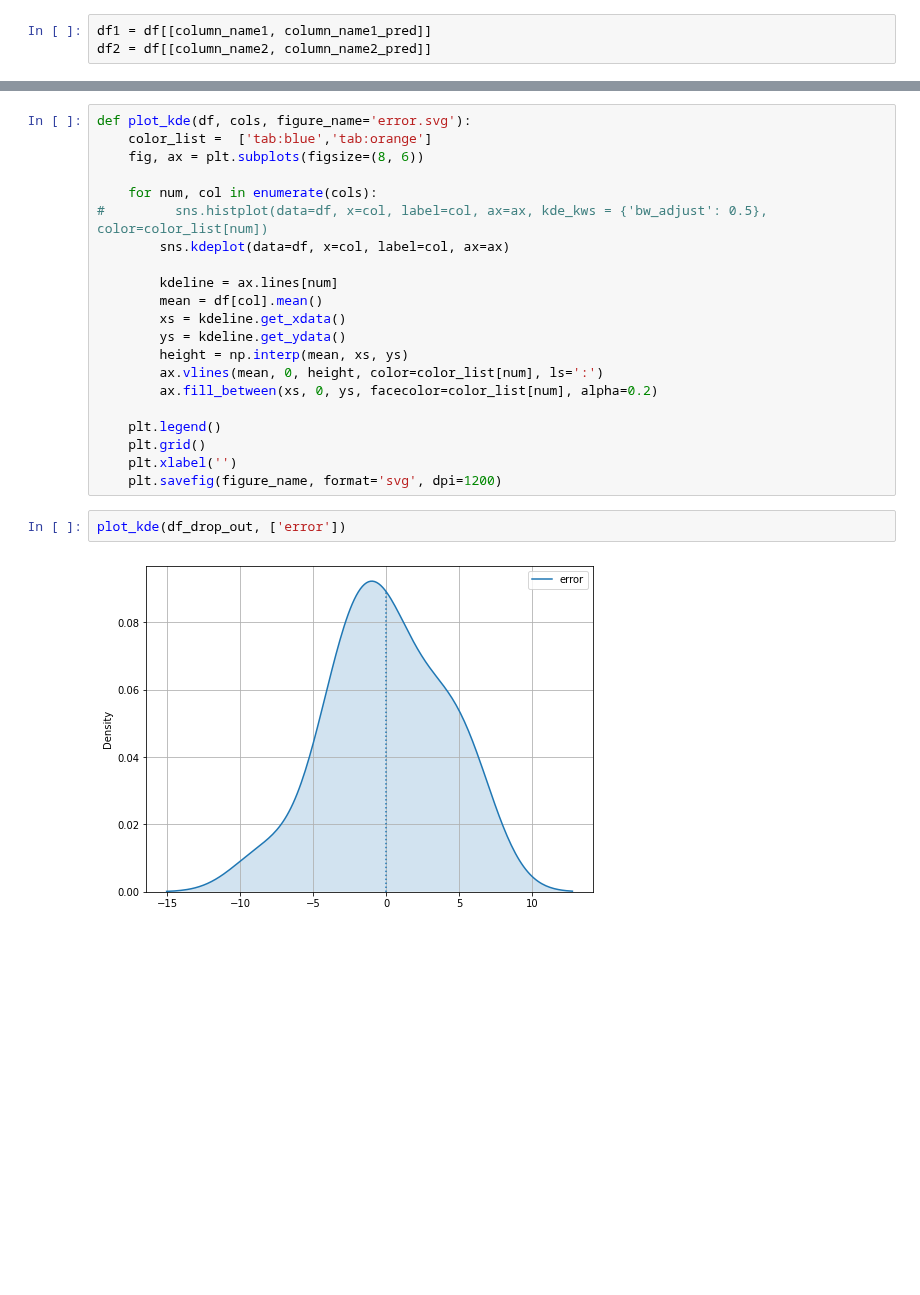
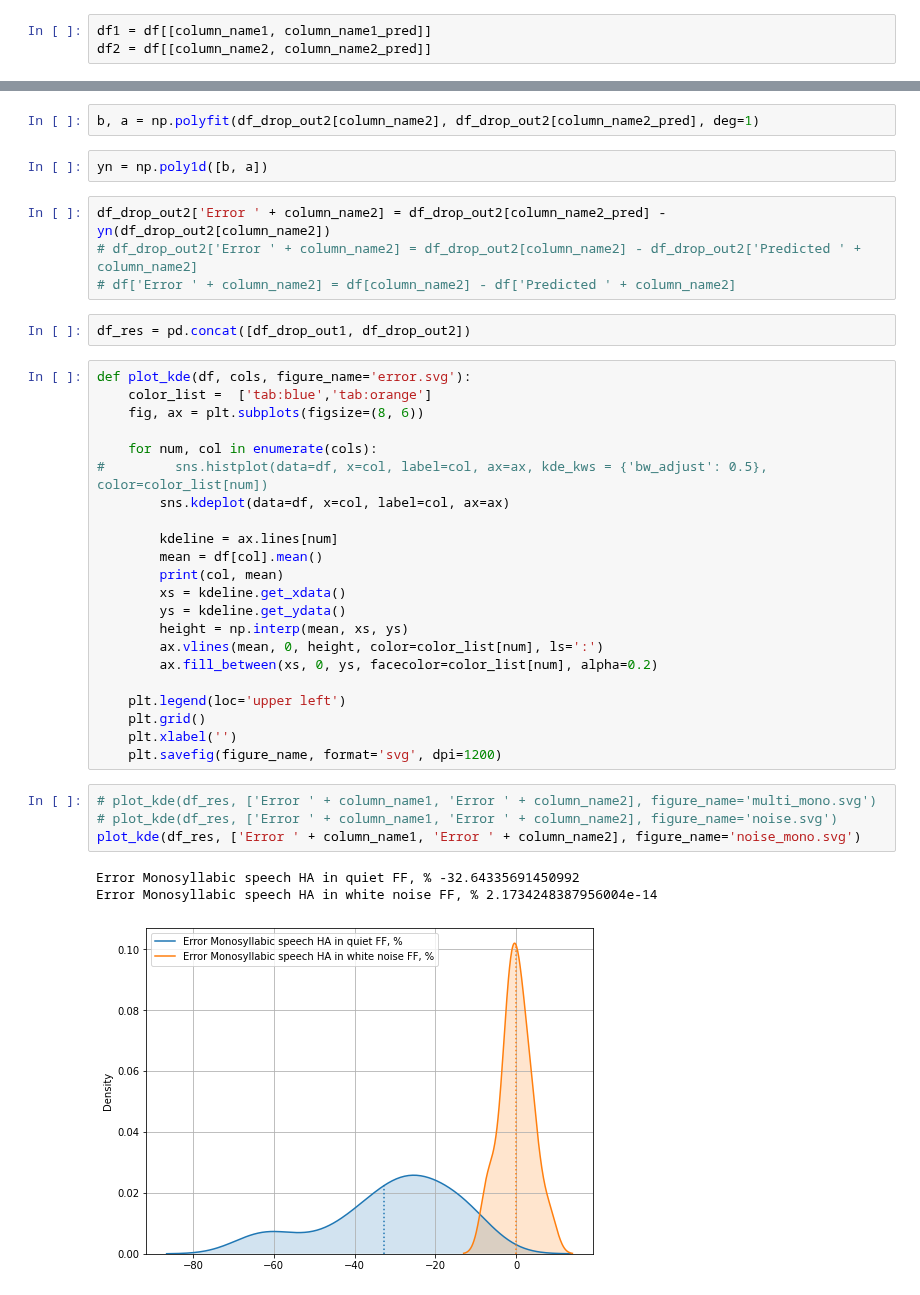
Before and after one commit to Digiratory/bayes_model, a Jupyter notebook: notebooks/result_analysis_2.ipynb, the cells around one changed output, grey strips where cells are left out. Saved outputs shown, nothing was run; the diff lists cells and outputs as text; blank space fills up the shorter version.

```diff
--- a/notebooks/result_analysis_2.ipynb
+++ b/notebooks/result_analysis_2.ipynb
@@ -183,3 +205,13 @@ col = ['Error ' + column_name1, 'Error ' + column_name2]
+# %%
+b, a = np.polyfit(df_drop_out2[column_name2], df_drop_out2[column_name2_pred], deg=1)
+# %%
+yn = np.poly1d([b, a])
+# %%
+df_drop_out2['Error ' + column_name2] = df_drop_out2[column_name2_pred] - yn(df_drop_out2[column_name2])
+# df_drop_out2['Error ' + column_name2] = df_drop_out2[column_name2] - df_drop_out2['Predicted ' + column_name2]
+# df['Error ' + column_name2] = df[column_name2] - df['Predicted ' + column_name2]
+# %%
+df_res = pd.concat([df_drop_out1, df_drop_out2])
 # %%
 def plot_kde(df, cols, figure_name='error.svg'):
     color_list =  ['tab:blue','tab:orange']
@@ -191,17 +223,22 @@ def plot_kde(df, cols, figure_name='error.svg'):
 
         kdeline = ax.lines[num]
         mean = df[col].mean()
+        print(col, mean)
         xs = kdeline.get_xdata()
         ys = kdeline.get_ydata()
         height = np.interp(mean, xs, ys)
         ax.vlines(mean, 0, height, color=color_list[num], ls=':')
         ax.fill_between(xs, 0, ys, facecolor=color_list[num], alpha=0.2)
 
-    plt.legend()
+    plt.legend(loc='upper left')
     plt.grid()
     plt.xlabel('')
     plt.savefig(figure_name, format='svg', dpi=1200)
-# %%
-plot_kde(df_drop_out, ['error'])
-# %% [output]
-[figure, removed]
+# %%
+# plot_kde(df_res, ['Error ' + column_name1, 'Error ' + column_name2], figure_name='multi_mono.svg')
+# plot_kde(df_res, ['Error ' + column_name1, 'Error ' + column_name2], figure_name='noise.svg')
+plot_kde(df_res, ['Error ' + column_name1, 'Error ' + column_name2], figure_name='noise_mono.svg')
+# %% [output]
+Error Monosyllabic speech HA in quiet FF, % -32.64335691450992
+Error Monosyllabic speech HA in white noise FF, % 2.1734248387956004e-14
+[figure, added]
```
Also changed, not shown: parts of 40 cells of this notebook, 1 other file.
